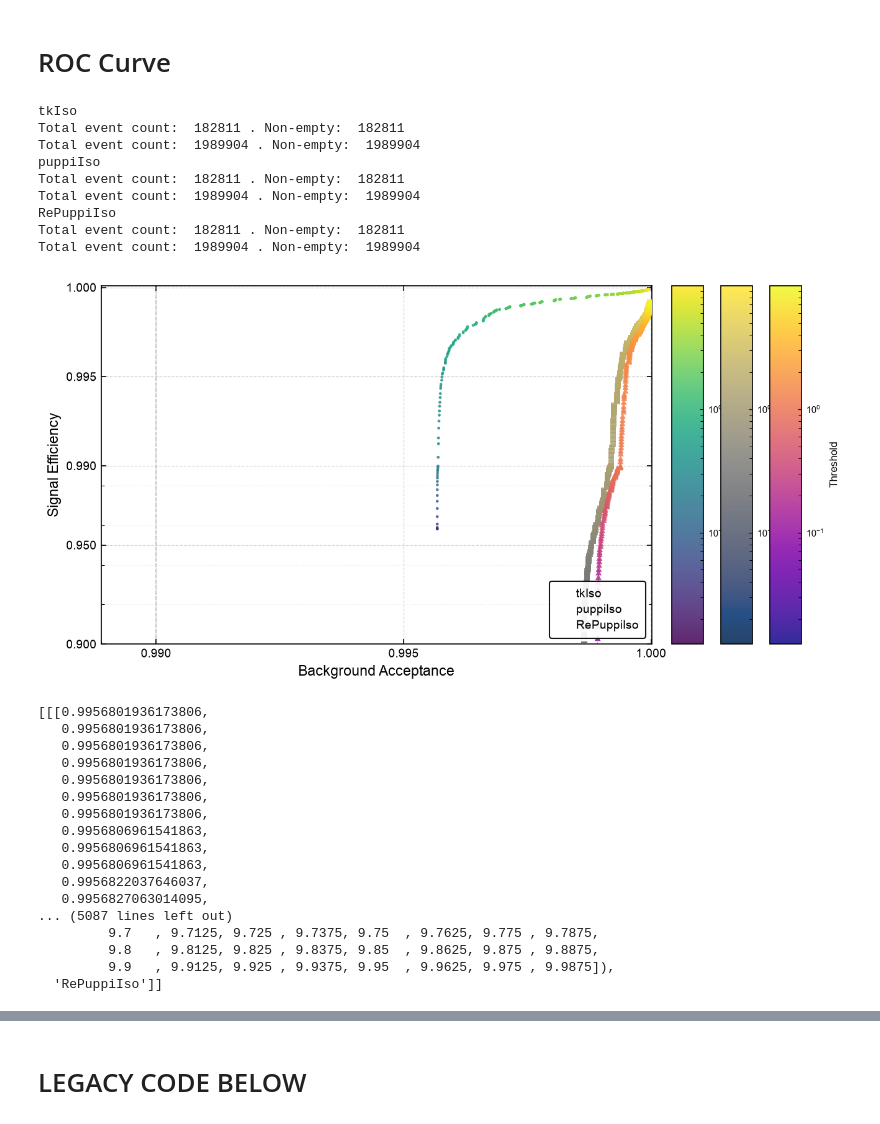
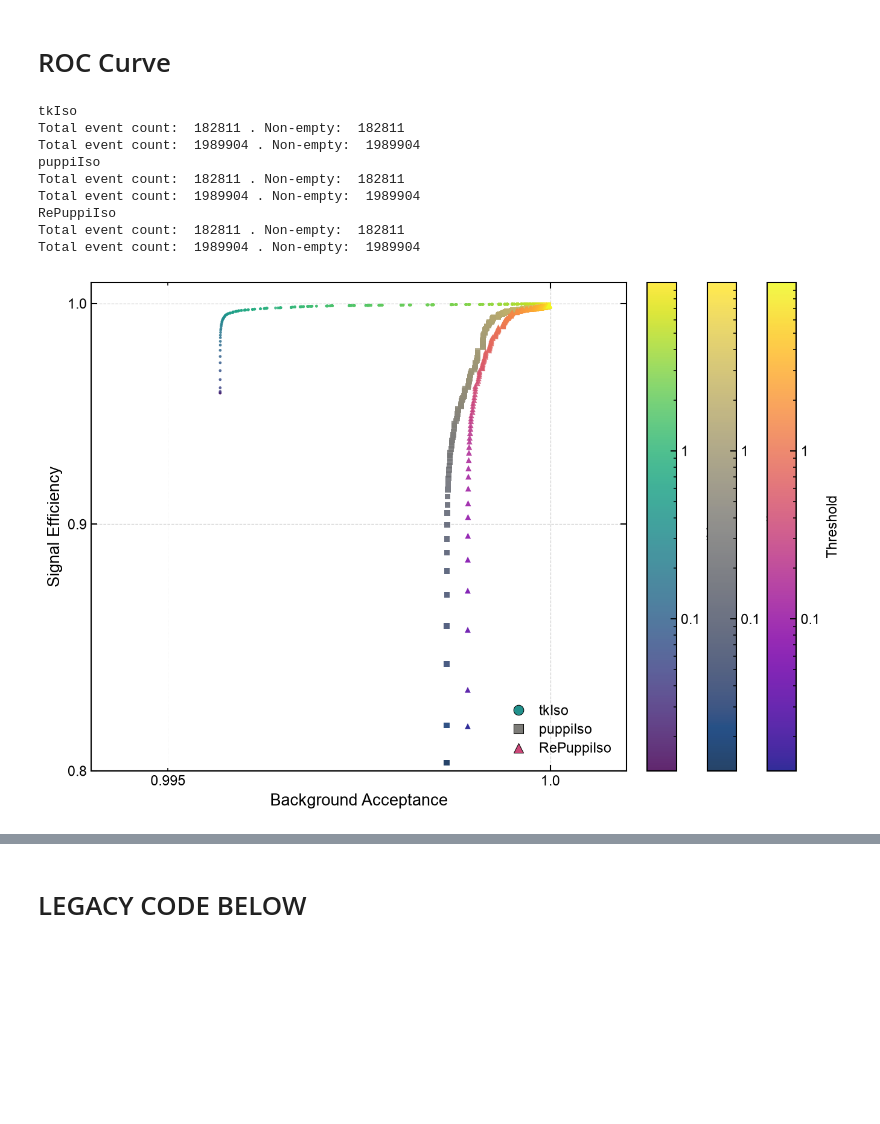
Before and after one commit to arsahasransu/asahasra-flat-table-analyser, a Jupyter notebook: roc_and_rate/make_roc_and_rate.ipynb, the cells around one changed output, grey strips where cells are left out. Saved outputs shown, nothing was run; the diff lists cells and outputs as text; code cells hidden in the pictures; blank space fills up the shorter version.

Commit message:
Fixed the legend markers and significantly better plotting.

```diff
--- a/roc_and_rate/make_roc_and_rate.ipynb
+++ b/roc_and_rate/make_roc_and_rate.ipynb
@@ -60,52 +60,32 @@ print(eebpt.shape, eebiso.shape, eebpiso.shape, eebpreiso.shape)
 # %%
 # Plot per event performance comparison of isolation variables based selection
 # EB
 
-roc_res = make_roc_per_event([
+roc_res_eb = make_roc_per_event([
     [ebsiso, ebbiso, 'tkIso'],
     [ebspiso, ebbpiso, 'puppiIso'],
     [ebspreiso, ebbpreiso, 'RePuppiIso']
     ], thrvs = np.arange(0, 10, 0.0125))
 
-fig = make_roc_per_event_png_mod(roc_res,
+fig = make_roc_per_event_png(roc_res_eb,
                              return_fig=True,
                              filename="TkEleL2_EB_tkIso_ROCperevent_linear.png",
-                             scale = "piecewise_linear",
-                             xlim=(0.98, 1.001),
-                             ylim=(0.9, 1.01),
+                             xlim=(0.994, 1.001),
+                             ylim=(0.8, 1.01),
                              s=5)
+
 fig.show()
 # %% [output]
 tkIso
 Total event count:  182811 . Non-empty:  182811
 Total event count:  1989904 . Non-empty:  1989904
 puppiIso
 Total event count:  182811 . Non-empty:  182811
 Total event count:  1989904 . Non-empty:  1989904
 RePuppiIso
 Total event count:  182811 . Non-empty:  182811
 Total event count:  1989904 . Non-empty:  1989904
-[figure, old version]
+[figure, new version]
-# %%
-roc_res
-# %% [output]
-[[[0.9956801936173806,
-   0.9956801936173806,
-   0.9956801936173806,
-   0.9956801936173806,
-   0.9956801936173806,
-   0.9956801936173806,
-   0.9956801936173806,
-   0.9956806961541863,
-   0.9956806961541863,
-   0.9956806961541863,
-   0.9956822037646037,
-   0.9956827063014095,
-... (5087 lines left out)
-         9.7   , 9.7125, 9.725 , 9.7375, 9.75  , 9.7625, 9.775 , 9.7875,
-         9.8   , 9.8125, 9.825 , 9.8375, 9.85  , 9.8625, 9.875 , 9.8875,
-         9.9   , 9.9125, 9.925 , 9.9375, 9.95  , 9.9625, 9.975 , 9.9875]),
-  'RePuppiIso']]
 # %%
 # Plot per event performance comparison of isolation variables based selection
 # EE
```
Also changed, not shown: parts of 3 cells of this notebook, 1 other file.
